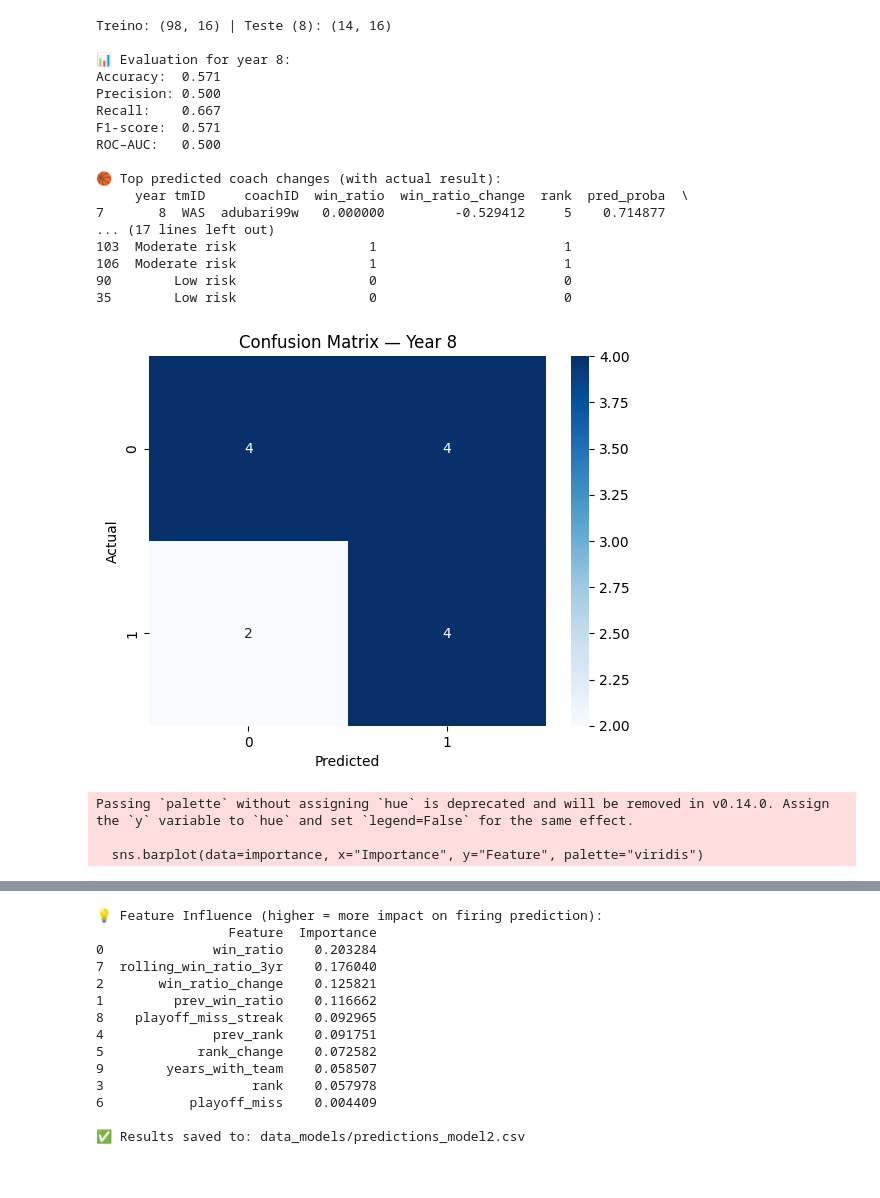
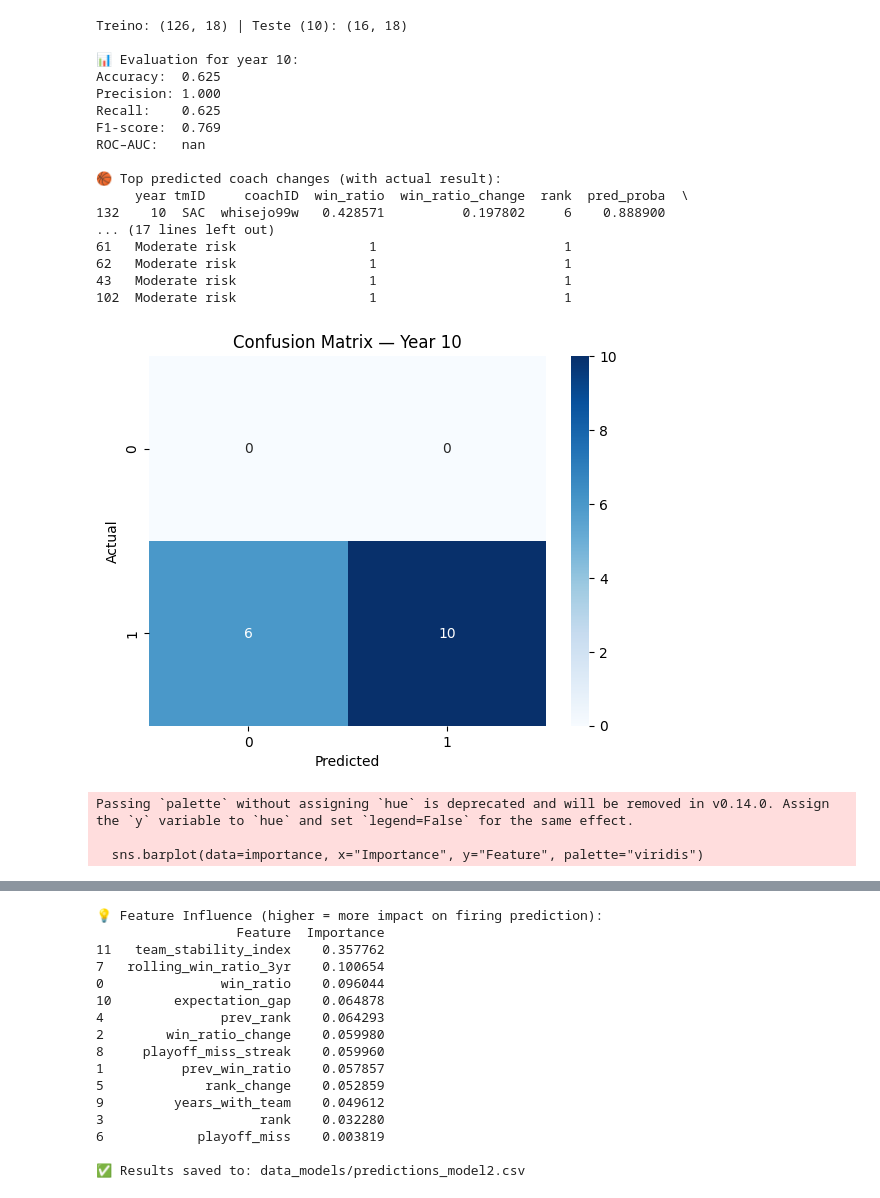
Before and after one commit to torradoov/Data_Mining-WNBA, a Jupyter notebook: 04_b).ipynb, the cells around one changed output, grey strips where cells are left out. Saved outputs shown, nothing was run; the diff lists cells and outputs as text; code cells hidden in the pictures.

```diff
--- a/04_b).ipynb
+++ b/04_b).ipynb
@@ -27,7 +27,7 @@ coach_df = pd.read_csv("data_models/coach_firing_dataset.csv")
 # Choose target year
 # ===============================================================
 
-target_year = 8  # Change this as needed
+target_year = 10  # Change this as needed
 train_data = coach_df[coach_df["year"] < target_year]
 test_data  = coach_df[coach_df["year"] == target_year]
 
@@ -39,7 +39,8 @@ print(f"Treino: {train_data.shape} | Teste ({target_year}): {test_data.shape}")
 features = [
     "win_ratio", "prev_win_ratio", "win_ratio_change",
     "rank", "prev_rank", "rank_change", "playoff_miss",
-    "rolling_win_ratio_3yr", "playoff_miss_streak", "years_with_team"
+    "rolling_win_ratio_3yr", "playoff_miss_streak", "years_with_team",
+    "expectation_gap", "team_stability_index"
 ]
 
 target = "coach_changed_next_year"
@@ -134,46 +135,46 @@ plt.show()
 
 # ===============================================================
 # Feature Importance
 # ===============================================================
 
 importance = pd.DataFrame({
     "Feature": features,
     "Importance": model.feature_importances_
 }).sort_values("Importance", ascending=False)
 
 plt.figure(figsize=(8, 5))
 sns.barplot(data=importance, x="Importance", y="Feature", palette="viridis")
 plt.title("Feature Importance — Random Forest")
 plt.show()
 
 print("\n💡 Feature Influence (higher = more impact on firing prediction):")
 print(importance)
 
 # ===============================================================
 # Save predictions
 # ===============================================================
 os.makedirs("data_models", exist_ok=True)
 test_data.to_csv("data_models/predictions_model2.csv", index=False)
 print("\n✅ Results saved to: data_models/predictions_model2.csv")
 # %% [output]
-Treino: (98, 16) | Teste (8): (14, 16)
+Treino: (126, 18) | Teste (10): (16, 18)
 
-📊 Evaluation for year 8:
-Accuracy:  0.571
-Precision: 0.500
-Recall:    0.667
-F1-score:  0.571
-ROC–AUC:   0.500
+📊 Evaluation for year 10:
+Accuracy:  0.625
+Precision: 1.000
+Recall:    0.625
+F1-score:  0.769
+ROC–AUC:   nan
 
 🏀 Top predicted coach changes (with actual result):
      year tmID     coachID  win_ratio  win_ratio_change  rank  pred_proba  \
-7       8  WAS  adubari99w   0.000000         -0.529412     5    0.714877
+132    10  SAC  whisejo99w   0.428571          0.197802     6    0.888900
 ... (17 lines left out)
-103  Moderate risk                 1                        1
-106  Moderate risk                 1                        1
-90        Low risk                 0                        0
-35        Low risk                 0                        0
+61   Moderate risk                 1                        1
+62   Moderate risk                 1                        1
+43   Moderate risk                 1                        1
+102  Moderate risk                 1                        1
-[figure, old version]
+[figure, new version]
 Passing `palette` without assigning `hue` is deprecated and will be removed in v0.14.0. Assign the `y` variable to `hue` and set `legend=False` for the same effect.
 
   sns.barplot(data=importance, x="Importance", y="Feature", palette="viridis")
@@ -181,15 +182,17 @@ Passing `palette` without assigning `hue` is deprecated and will be removed in v
 💡 Feature Influence (higher = more impact on firing prediction):
-                 Feature  Importance
-0              win_ratio    0.203284
-7  rolling_win_ratio_3yr    0.176040
-2       win_ratio_change    0.125821
-1         prev_win_ratio    0.116662
-8    playoff_miss_streak    0.092965
-4              prev_rank    0.091751
-5            rank_change    0.072582
-9        years_with_team    0.058507
-3                   rank    0.057978
-6           playoff_miss    0.004409
+                  Feature  Importance
+11   team_stability_index    0.357762
+7   rolling_win_ratio_3yr    0.100654
+0               win_ratio    0.096044
+10        expectation_gap    0.064878
+4               prev_rank    0.064293
+2        win_ratio_change    0.059980
+8     playoff_miss_streak    0.059960
+1          prev_win_ratio    0.057857
+5             rank_change    0.052859
+9         years_with_team    0.049612
+3                    rank    0.032280
+6            playoff_miss    0.003819
 
 ✅ Results saved to: data_models/predictions_model2.csv
 # %%
```
Also changed, not shown: parts of 2 cells of this notebook, 3 other files.
